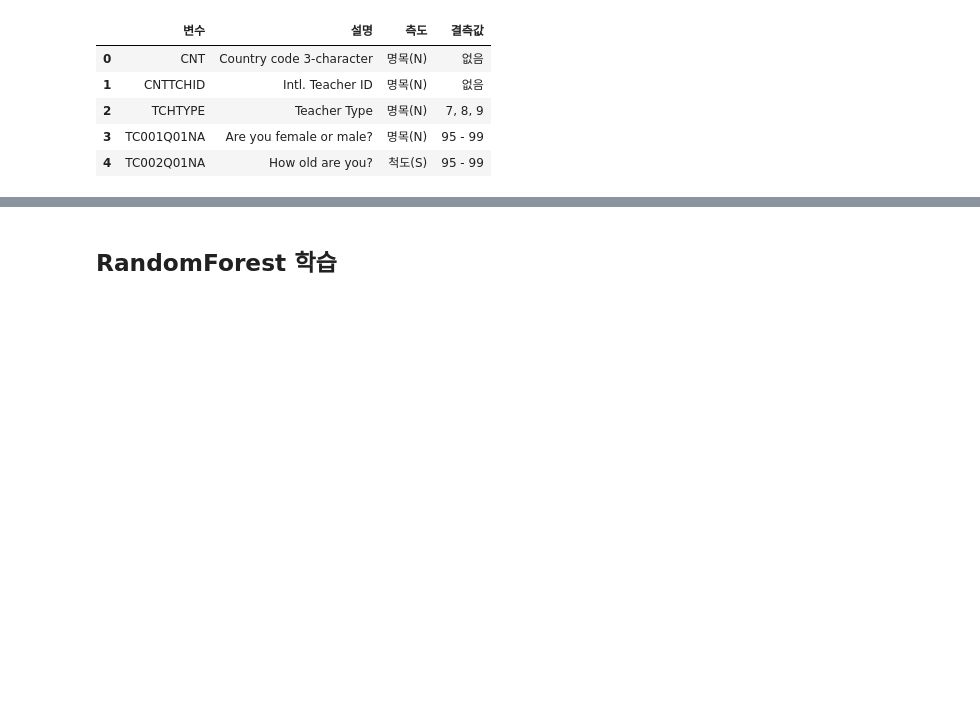
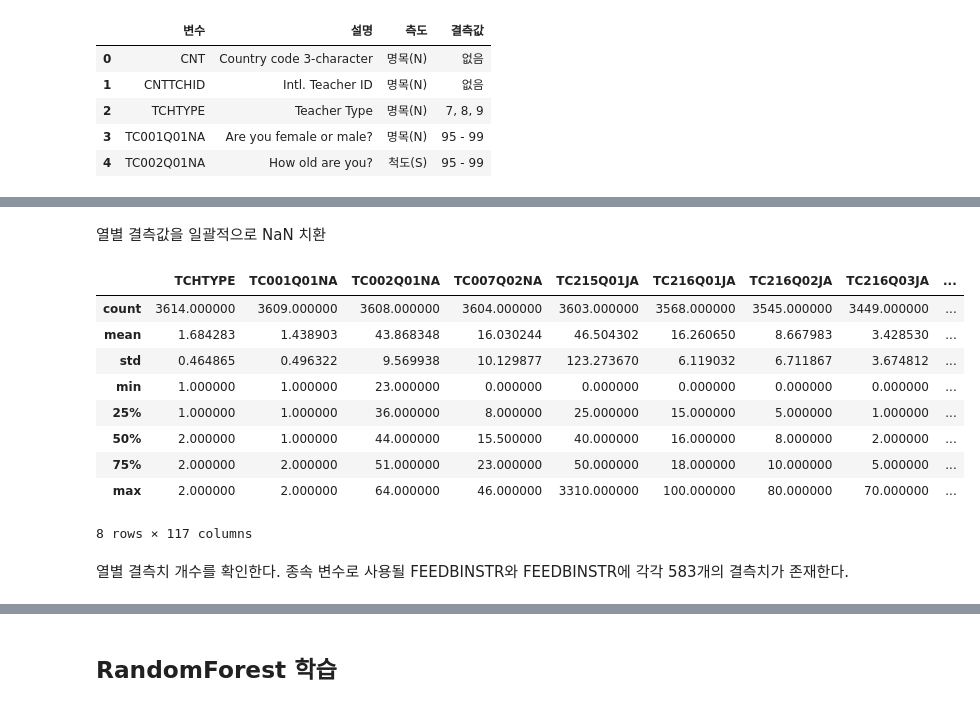
Before and after one commit to codingalzi/pisa, a Jupyter notebook: p2022/teacher_vars.ipynb, the cells around one changed output, grey strips where cells are left out. Saved outputs shown, nothing was run; the diff lists cells and outputs as text; code cells hidden in the pictures; blank space fills up the shorter version.

```diff
--- a/p2022/teacher_vars.ipynb
+++ b/p2022/teacher_vars.ipynb
@@ -156,19 +71,0 @@ re.split(delimiter, '7, 8, 9')
-# %%
-def parse_missing_codes(code_str):
-    """'99, 999' -> [99.0, 999.0] 변환"""
-    if code_str == '없음':
-        return [np.nan]
-    # elif pd.isna(code_str) or code_str == '':
-        # return []
-    else:
-        missing_range = [float(x.strip()) for x in re.split(delimiter, str(code_str))]
-        return np.arange(missing_range[0], missing_range[-1] + 1)
-
-
-
-
-# 변수명-결측코드 매핑 생성
-missing_map = dict(zip(
-    teacher_vars_selected_dtypes['변수'],
-    teacher_vars_selected_dtypes['결측값'].apply(parse_missing_codes)  # '결측코드' 컬럼이 있다면
-))
@@ -196,0 +93,19 @@ teacher_vars_selected_dtypes['측도'].value_counts()
+# %%
+
+delimiter = r' - |, ' # 구분자: ' - ' 또는 ', '
+
+def parse_missing_codes(code_str):
+    """'99, 999' -> [99.0, 999.0] 변환"""
+    if pd.isna(code_str) or code_str == '':
+        return np.array([np.nan])
+    elif code_str == '없음':
+        return np.array([np.nan])
+    else:
+        missing_range = [float(x.strip()) for x in re.split(delimiter, str(code_str))]
+        return np.arange(missing_range[0], missing_range[-1] + 1)
+
+# 변수명-결측값 어레이 사전 생성
+missing_map = dict(zip(
+    teacher_vars_selected_dtypes['변수'],
+    teacher_vars_selected_dtypes['결측값'].apply(parse_missing_codes)
+))
@@ -200,0 +134,22 @@ mask_scale = teacher_vars_selected_dtypes['측도'] == '척도(S)'
+# %% [markdown]
+열별 결측값을 일괄적으로 NaN 치환
+# %%
+for col, codes in missing_map.items():
+    if len(codes) > 1:
+        teacher_df_selected.loc[:, col] = teacher_df_selected[col].replace(codes.tolist(), np.nan)
+# %%
+teacher_df_selected.describe()
+# %% [output]
+|  | TCHTYPE | TC001Q01NA | TC002Q01NA | TC007Q02NA | TC215Q01JA | TC216Q01JA | TC216Q02JA | TC216Q03JA | ... |
+| count | 3614.000000 | 3609.000000 | 3608.000000 | 3604.000000 | 3603.000000 | 3568.000000 | 3545.000000 | 3449.000000 | ... |
+| mean | 1.684283 | 1.438903 | 43.868348 | 16.030244 | 46.504302 | 16.260650 | 8.667983 | 3.428530 | ... |
+| std | 0.464865 | 0.496322 | 9.569938 | 10.129877 | 123.273670 | 6.119032 | 6.711867 | 3.674812 | ... |
+| min | 1.000000 | 1.000000 | 23.000000 | 0.000000 | 0.000000 | 0.000000 | 0.000000 | 0.000000 | ... |
+| 25% | 1.000000 | 1.000000 | 36.000000 | 8.000000 | 25.000000 | 15.000000 | 5.000000 | 1.000000 | ... |
+| 50% | 2.000000 | 1.000000 | 44.000000 | 15.500000 | 40.000000 | 16.000000 | 8.000000 | 2.000000 | ... |
+| 75% | 2.000000 | 2.000000 | 51.000000 | 23.000000 | 50.000000 | 18.000000 | 10.000000 | 5.000000 | ... |
+| max | 2.000000 | 2.000000 | 64.000000 | 46.000000 | 3310.000000 | 100.000000 | 80.000000 | 70.000000 | ... |
+8 rows × 117 columns
+# %% [markdown]
+열별 결측치 개수를 확인한다.
+종속 변수로 사용될 FEEDBINSTR와 FEEDBINSTR에 각각 583개의 결측치가 존재한다.
```
Also changed, not shown: parts of 30 cells of this notebook, 1 other file.
